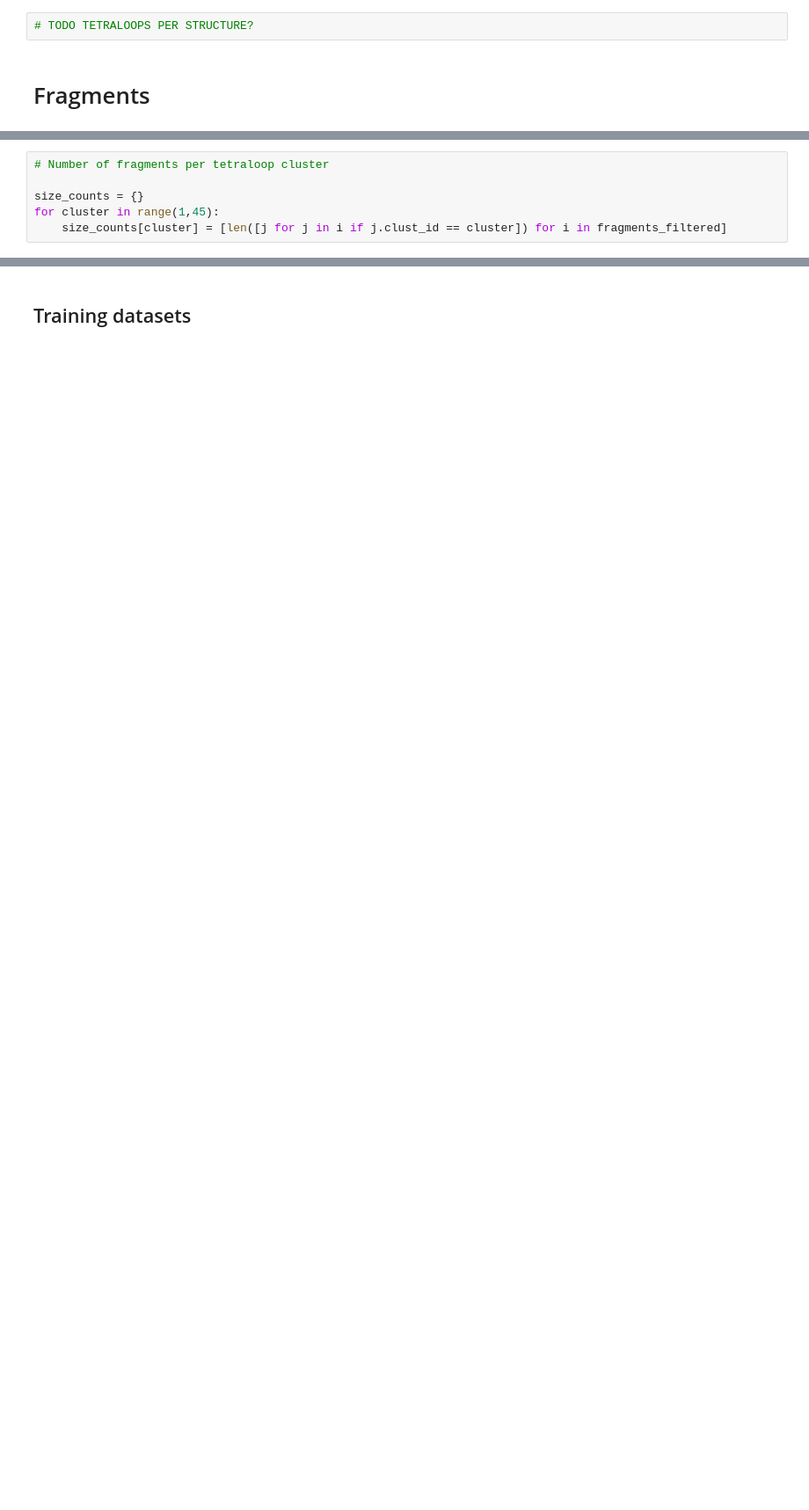
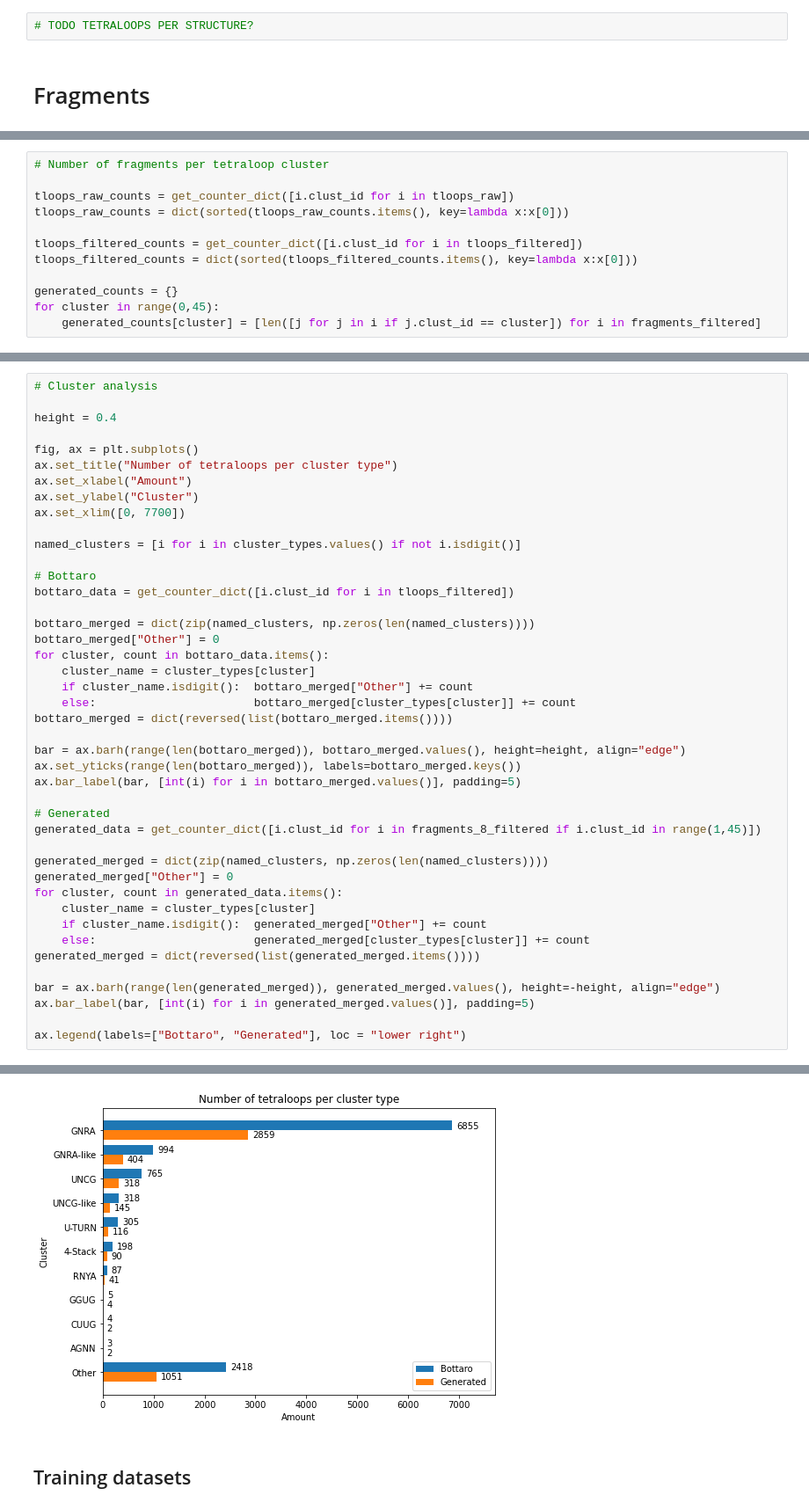
Before and after one commit to samuelflores/deep-learning-RNA-structure-prediction, a Jupyter notebook: data_generation/dataset_statistics.ipynb, the cells around one changed output, grey strips where cells are left out. Shown: that part at 88% size. Saved outputs shown, nothing was run; the diff lists cells and outputs as text; blank space fills up the shorter version.

```diff
--- a/data_generation/dataset_statistics.ipynb
+++ b/data_generation/dataset_statistics.ipynb
@@ -670,7 +470,13 @@ tloops = [len([j for j in i if j.clust_id != 0]) for i in fragments_filtered]
 # %%
 # Number of fragments per tetraloop cluster
 
-size_counts = {}
-for cluster in range(1,45):
-    size_counts[cluster] = [len([j for j in i if j.clust_id == cluster]) for i in fragments_filtered]
+tloops_raw_counts = get_counter_dict([i.clust_id for i in tloops_raw])
+tloops_raw_counts = dict(sorted(tloops_raw_counts.items(), key=lambda x:x[0]))
+
+tloops_filtered_counts = get_counter_dict([i.clust_id for i in tloops_filtered])
+tloops_filtered_counts = dict(sorted(tloops_filtered_counts.items(), key=lambda x:x[0]))
+
+generated_counts = {}
+for cluster in range(0,45):
+    generated_counts[cluster] = [len([j for j in i if j.clust_id == cluster]) for i in fragments_filtered]
 # %% [markdown]
@@ -722,0 +533,44 @@ for cluster in range(1,45):
+# %%
+# Cluster analysis
+
+height = 0.4
+
+fig, ax = plt.subplots()
+ax.set_title("Number of tetraloops per cluster type")
+ax.set_xlabel("Amount")
+ax.set_ylabel("Cluster")
+ax.set_xlim([0, 7700])
+
+named_clusters = [i for i in cluster_types.values() if not i.isdigit()]
+
+# Bottaro
+bottaro_data = get_counter_dict([i.clust_id for i in tloops_filtered])
+
+bottaro_merged = dict(zip(named_clusters, np.zeros(len(named_clusters))))
+bottaro_merged["Other"] = 0
+for cluster, count in bottaro_data.items():
+    cluster_name = cluster_types[cluster]
+    if cluster_name.isdigit():  bottaro_merged["Other"] += count
+    else:                       bottaro_merged[cluster_types[cluster]] += count
+bottaro_merged = dict(reversed(list(bottaro_merged.items())))
+
+bar = ax.barh(range(len(bottaro_merged)), bottaro_merged.values(), height=height, align="edge")
+ax.set_yticks(range(len(bottaro_merged)), labels=bottaro_merged.keys())
+ax.bar_label(bar, [int(i) for i in bottaro_merged.values()], padding=5)
+
+# Generated
+generated_data = get_counter_dict([i.clust_id for i in fragments_8_filtered if i.clust_id in range(1,45)])
+
+generated_merged = dict(zip(named_clusters, np.zeros(len(named_clusters))))
+generated_merged["Other"] = 0
+for cluster, count in generated_data.items():
+    cluster_name = cluster_types[cluster]
+    if cluster_name.isdigit():  generated_merged["Other"] += count
+    else:                       generated_merged[cluster_types[cluster]] += count
+generated_merged = dict(reversed(list(generated_merged.items())))
+
+bar = ax.barh(range(len(generated_merged)), generated_merged.values(), height=-height, align="edge")
+ax.bar_label(bar, [int(i) for i in generated_merged.values()], padding=5)
+
+ax.legend(labels=["Bottaro", "Generated"], loc = "lower right")
+# %% [output]
@@ -723,3 +578,4 @@ for cluster in range(1,45):
+[figure, added]
 # %% [markdown]
 ## Training datasets
 # %%
```
Also changed, not shown: parts of 26 cells of this notebook.
